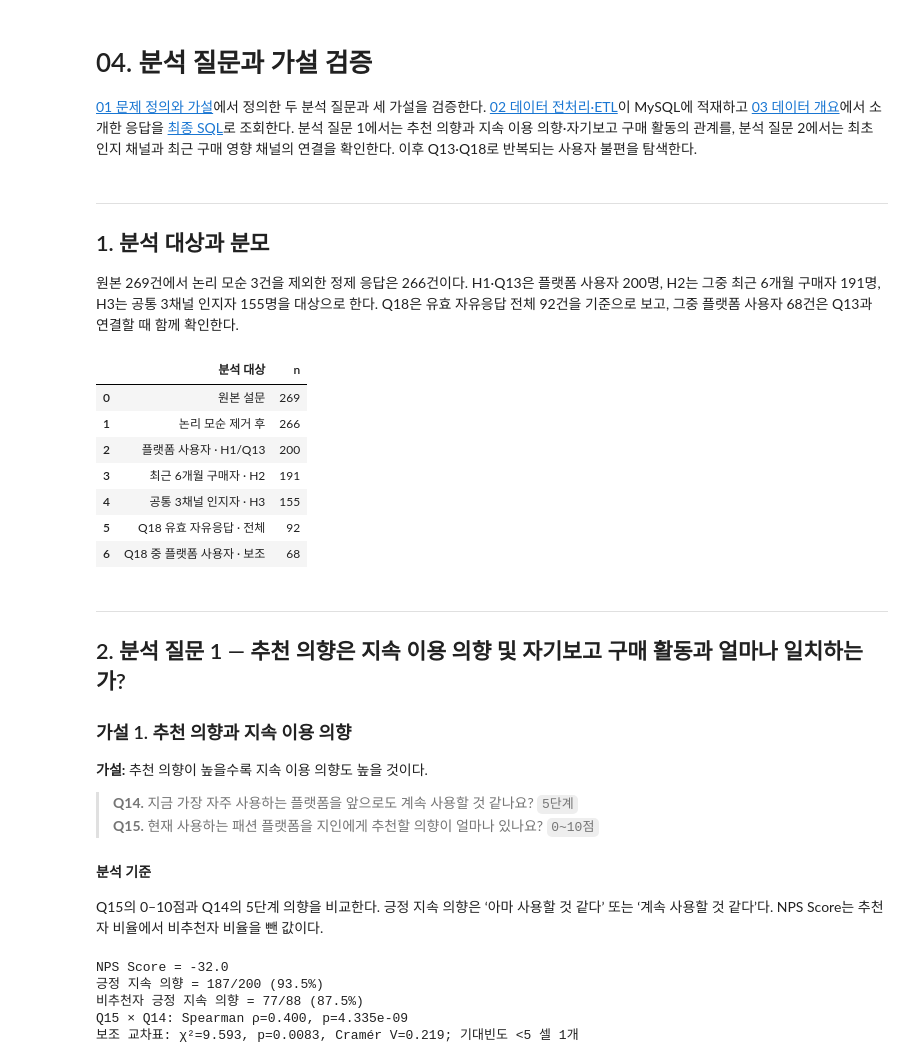
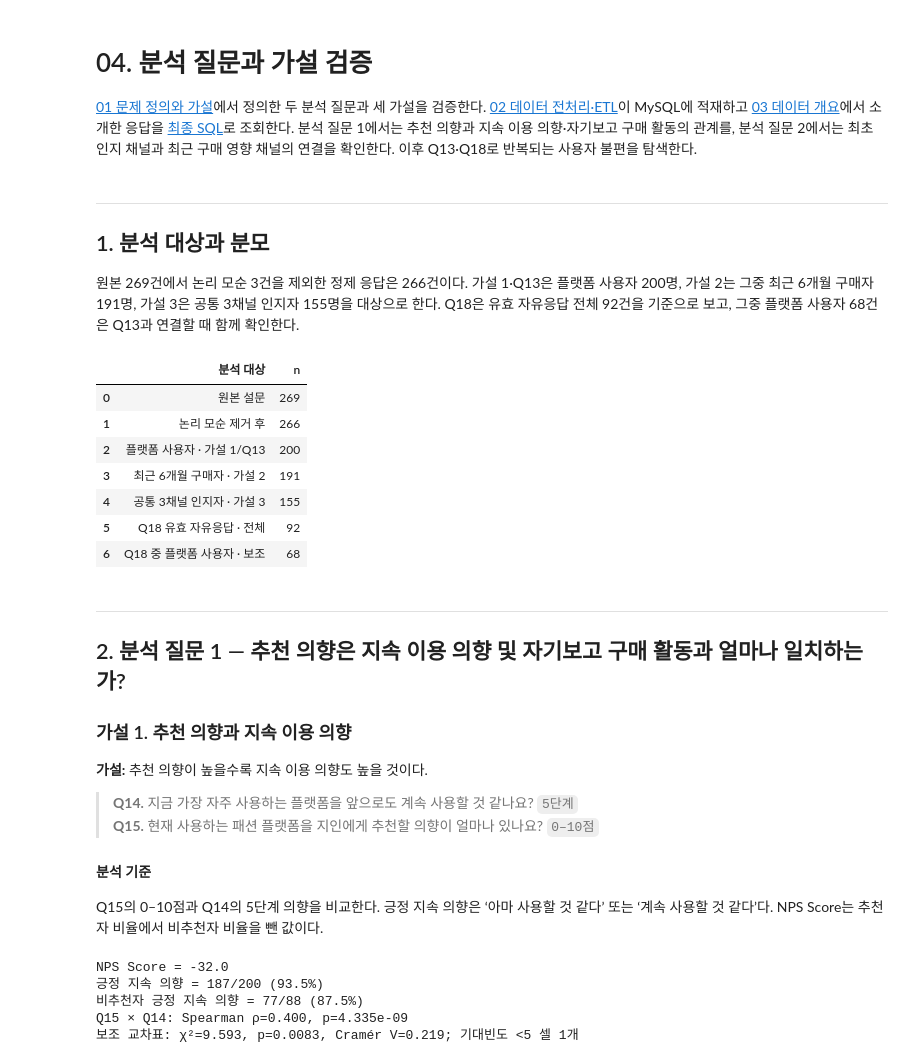
Before and after one commit to kth530/fashion_platform_analysis, a Jupyter notebook: notebooks/04_eda_validation.ipynb, the cells around one changed output. Drawn from its saved outputs; the diff is of its cells as text; code cells hidden in the pictures.

```diff
--- a/notebooks/04_eda_validation.ipynb
+++ b/notebooks/04_eda_validation.ipynb
@@ -6,7 +6,7 @@
 ---
 ## 1. 분석 대상과 분모
 
-원본 269건에서 논리 모순 3건을 제외한 정제 응답은 266건이다. H1·Q13은 플랫폼 사용자 200명, H2는 그중 최근 6개월 구매자 191명, H3는 공통 3채널 인지자 155명을 대상으로 한다. Q18은 유효 자유응답 전체 92건을 기준으로 보고, 그중 플랫폼 사용자 68건은 Q13과 연결할 때 함께 확인한다.
+원본 269건에서 논리 모순 3건을 제외한 정제 응답은 266건이다. 가설 1·Q13은 플랫폼 사용자 200명, 가설 2는 그중 최근 6개월 구매자 191명, 가설 3은 공통 3채널 인지자 155명을 대상으로 한다. Q18은 유효 자유응답 전체 92건을 기준으로 보고, 그중 플랫폼 사용자 68건은 Q13과 연결할 때 함께 확인한다.
 # %%
 import os
 import re
@@ -60,40 +60,40 @@ def run(name):
 population = run('population').iloc[0]
 users = run('users')
 buyers = run('buyers')
-# 단일 플랫폼을 지정하지 않은 설문이므로 집단 라벨도 추천 의향 표현으로 읽는다 (01과 같은 표기).
+# 여러 패션 플랫폼을 묻는 설문이므로 집단 라벨은 추천 의향 표현을 사용한다 (01과 같은 표기).
 # SQL 뷰의 nps_segment 정의는 그대로 두고 조회 결과만 바꾼다.
 SEGMENT_KO = {'Detractor': '비추천자', 'Passive': '중립', 'Promoter': '추천자'}
 users['nps_segment'] = users['nps_segment'].map(SEGMENT_KO)
 buyers['nps_segment'] = buyers['nps_segment'].map(SEGMENT_KO)
 q13 = run('q13_base')
 q13['selection'] = q13['dissatisfaction'].str.split(', ')
 q13 = q13.explode('selection').drop(columns='dissatisfaction')
 q13['selection'] = q13['selection'].str.strip()
 q13 = q13.dropna(subset=['selection']).reset_index(drop=True)
 q18 = run('q18_labeled')
 q18_n = q18['user_id'].nunique()
 q18_user = q18.loc[q18['is_platform_user'].eq(1)]
 q18_user_n = q18_user['user_id'].nunique()
 assert (len(users), len(buyers), q13['user_id'].nunique(), q18_n, q18_user_n) == (200, 191, 200, 92, 68)
 assert int(population['h3_channel_n']) == 155
 assert users[['nps', 'nps_segment', 'continue_score']].notna().all().all()
 assert buyers[['frequency_score', 'recency_score']].notna().all().all()
 display(pd.DataFrame([
     ['원본 설문', int(population['raw'])],
     ['논리 모순 제거 후', int(population['cleaned'])],
-    ['플랫폼 사용자 · H1/Q13', len(users)],
-    ['최근 6개월 구매자 · H2', len(buyers)],
-    ['공통 3채널 인지자 · H3', int(population['h3_channel_n'])],
+    ['플랫폼 사용자 · 가설 1/Q13', len(users)],
+    ['최근 6개월 구매자 · 가설 2', len(buyers)],
+    ['공통 3채널 인지자 · 가설 3', int(population['h3_channel_n'])],
     ['Q18 유효 자유응답 · 전체', q18_n],
     ['Q18 중 플랫폼 사용자 · 보조', q18_user_n],
 ], columns=['분석 대상', 'n']))
 # %% [output]
 |  | 분석 대상 | n |
 | 0 | 원본 설문 | 269 |
 | 1 | 논리 모순 제거 후 | 266 |
-| 2 | 플랫폼 사용자 · H1/Q13 | 200 |
-| 3 | 최근 6개월 구매자 · H2 | 191 |
-| 4 | 공통 3채널 인지자 · H3 | 155 |
+| 2 | 플랫폼 사용자 · 가설 1/Q13 | 200 |
+| 3 | 최근 6개월 구매자 · 가설 2 | 191 |
+| 4 | 공통 3채널 인지자 · 가설 3 | 155 |
 | 5 | Q18 유효 자유응답 · 전체 | 92 |
 | 6 | Q18 중 플랫폼 사용자 · 보조 | 68 |
 # %% [markdown]
@@ -105,7 +105,7 @@ display(pd.DataFrame([
 **가설:** 추천 의향이 높을수록 지속 이용 의향도 높을 것이다.
 
 > **Q14.** 지금 가장 자주 사용하는 플랫폼을 앞으로도 계속 사용할 것 같나요? `5단계`
-> **Q15.** 현재 사용하는 패션 플랫폼을 지인에게 추천할 의향이 얼마나 있나요? `0~10점`
+> **Q15.** 현재 사용하는 패션 플랫폼을 지인에게 추천할 의향이 얼마나 있나요? `0–10점`
 
 #### 분석 기준
 
```
Also changed, not shown: parts of 30 cells of this notebook, 3 other files.
